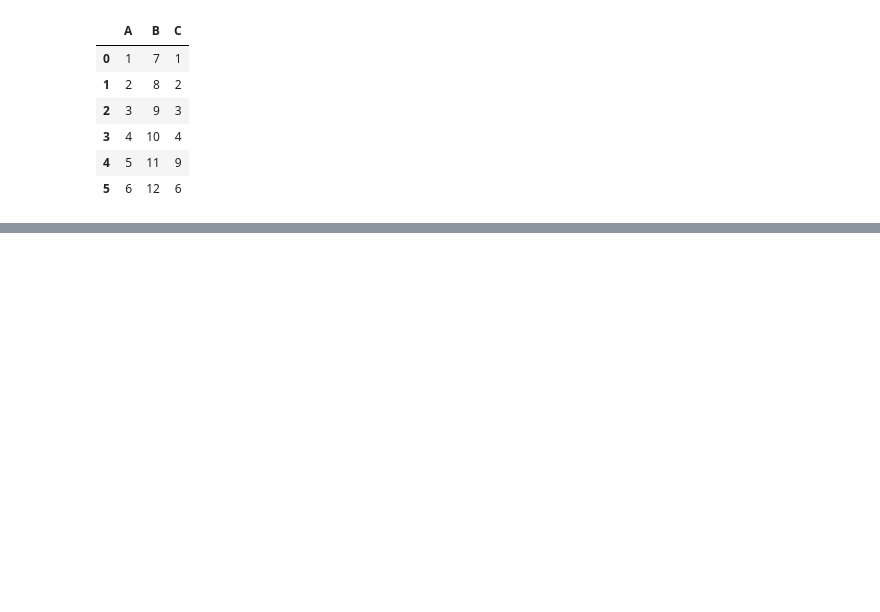
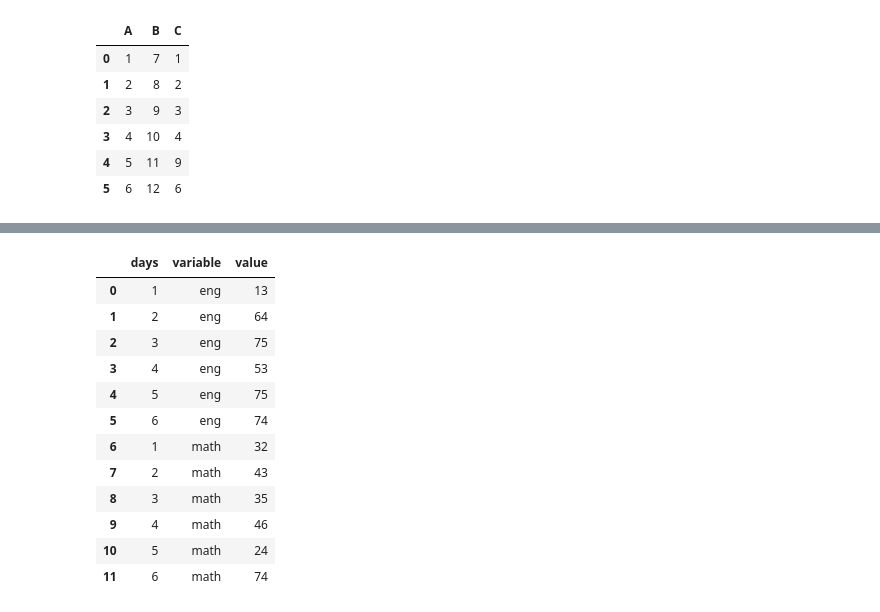
Before and after one commit to AliasgerKing1/1001_ai, a Jupyter notebook: 1001_ai_python/Ai/LearningMachineLearning/Pandas_prec.ipynb, the cells around one changed output, grey strips where cells are left out. Cells and saved outputs as stored; diff of their text form; code cells hidden in the pictures; blank space fills up the shorter version.

```diff
--- a/1001_ai_python/Ai/ImageGeneration/Pandas_prec.ipynb
+++ b/1001_ai_python/Ai/LearningMachineLearning/Pandas_prec.ipynb
@@ -1069,0 +1239,5 @@ pd.concat([csv44, csv45], axis=1)
+# %%
+import pandas as pd
+
+melt1 = pd.DataFrame({"days" : [1, 2, 3, 4, 5, 6], "eng" : [13, 64, 75, 53, 75, 74], "math" : [32, 43 ,35 ,46 ,24 ,74]})
+melt1
@@ -1069,0 +1272,16 @@ pd.concat([csv44, csv45], axis=1)
+# %%
+pd.melt(melt1, id_vars=["days"])
+# %% [output]
+|  | days | variable | value |
+| 0 | 1 | eng | 13 |
+| 1 | 2 | eng | 64 |
+| 2 | 3 | eng | 75 |
+| 3 | 4 | eng | 53 |
+| 4 | 5 | eng | 75 |
+| 5 | 6 | eng | 74 |
+| 6 | 1 | math | 32 |
+| 7 | 2 | math | 43 |
+| 8 | 3 | math | 35 |
+| 9 | 4 | math | 46 |
+| 10 | 5 | math | 24 |
+| 11 | 6 | math | 74 |
```
Also changed, not shown: parts of 29 cells of this notebook, 15 other files.
